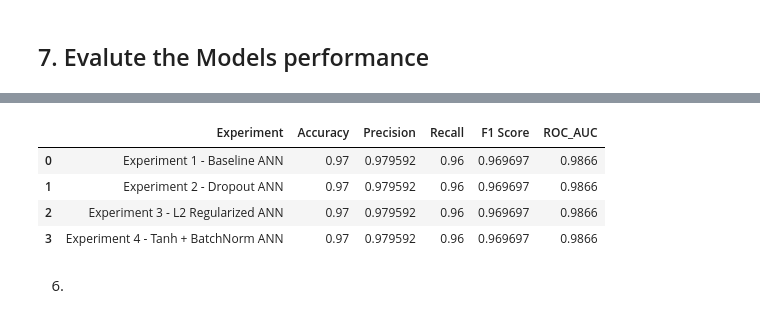
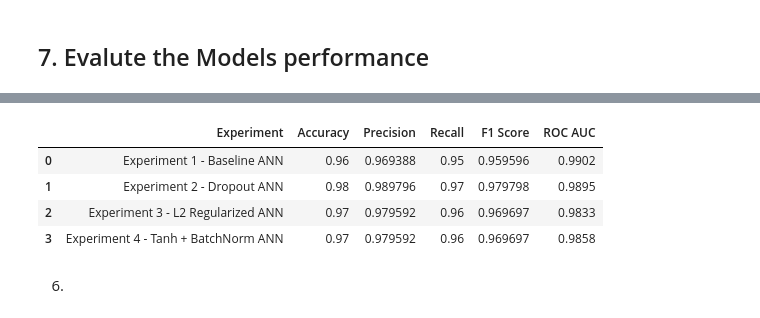
Before and after one commit to JagdishMane/numpy-pytorch-tensorflow, a Jupyter notebook: Advertising_ANN_Classification_Notebook_Jagdish_Mane.ipynb, the cells around one changed output, grey strips where cells are left out. Cells and saved outputs as stored; diff of their text form; code cells hidden in the pictures.

```diff
--- a/Advertising_ANN_Classification_Notebook_Jagdish_Mane.ipynb
+++ b/Advertising_ANN_Classification_Notebook_Jagdish_Mane.ipynb
@@ -321,20 +321,23 @@ n_features = X_train_scaled.shape[1]
 print("Number of features:", n_features)
 
 ### Function to evalute the models.
-def evaluate_model(model, X_test, y_text):
+def evaluate_model(model, X_test, y_test):
    y_pred_prod = model.predict(X_test, verbose=0)
    y_pred = (y_pred_prod >= 0.5).astype(int)
 
+   acc = accuracy_score(y_test, y_pred)
+   prec = precision_score(y_test, y_pred)
+   rec = recall_score(y_test, y_pred)
+   f1 = f1_score(y_test, y_pred)
+   roc_auc = roc_auc_score(y_test, y_pred_prod)
 
-   print("Accuracy:", accuracy_score(y_test, y_pred))
-   print("Precision:", precision_score(y_test, y_pred))
-   print("Recall:", recall_score(y_test, y_pred))
-   print("F1 Score:", f1_score(y_test, y_pred))
-   print("ROC AUC:", roc_auc_score(y_test, y_pred_prod))
-   print("\nConfusion Matrix:")
-   print(confusion_matrix(y_test, y_pred))
-   print("\nClassification Report:")
-   print(classification_report(y_test, y_pred, target_names=["No Click", "Clicked"]))
+   return {
+       "Accuracy": acc,
+       "Precision": prec,
+       "Recall": rec,
+       "F1 Score": f1,
+       "ROC AUC": roc_auc
+   }
 # %% [output]
 Number of features: 9
 # %% [markdown]
@@ -617,25 +608,17 @@ models = {
 results = []
 
 for name, model in models.items():
-    y_pred_prob = model.predict(X_test_scaled)
-    y_pred = (y_pred_prob > 0.5).astype(int)
-
-    acc = accuracy_score(y_test, y_pred)
-    prec = precision_score(y_test, y_pred)
-    rec = recall_score(y_test, y_pred)
-    f1 = f1_score(y_test, y_pred)
-    roc_auc = roc_auc_score(y_test, y_pred_prob)
-
+    metrics = evaluate_model(model, X_test_scaled, y_test)
 
     results.append({
         "Experiment": name,
-        "Accuracy": acc,
-        "Precision": prec,
-        "Recall": rec,
-        "F1 Score": f1,
-        "ROC_AUC": auc
+        "Accuracy": metrics["Accuracy"],
+        "Precision": metrics["Precision"],
+        "Recall": metrics["Recall"],
+        "F1 Score": metrics["F1 Score"],
+        "ROC AUC": metrics["ROC AUC"]
     })
 
 results_df = pd.DataFrame(results)
-results_df
+display(results_df)
 # %% [output]
@@ -646,8 +625,8 @@ results_df
-|  | Experiment | Accuracy | Precision | Recall | F1 Score | ROC_AUC |
-| 0 | Experiment 1 - Baseline ANN | 0.97 | 0.979592 | 0.96 | 0.969697 | 0.9866 |
-| 1 | Experiment 2 - Dropout ANN | 0.97 | 0.979592 | 0.96 | 0.969697 | 0.9866 |
-| 2 | Experiment 3 - L2 Regularized ANN | 0.97 | 0.979592 | 0.96 | 0.969697 | 0.9866 |
-| 3 | Experiment 4 - Tanh + BatchNorm ANN | 0.97 | 0.979592 | 0.96 | 0.969697 | 0.9866 |
+|  | Experiment | Accuracy | Precision | Recall | F1 Score | ROC AUC |
+| 0 | Experiment 1 - Baseline ANN | 0.96 | 0.969388 | 0.95 | 0.959596 | 0.9902 |
+| 1 | Experiment 2 - Dropout ANN | 0.98 | 0.989796 | 0.97 | 0.979798 | 0.9895 |
+| 2 | Experiment 3 - L2 Regularized ANN | 0.97 | 0.979592 | 0.96 | 0.969697 | 0.9833 |
+| 3 | Experiment 4 - Tanh + BatchNorm ANN | 0.97 | 0.979592 | 0.96 | 0.969697 | 0.9858 |
 # %% [markdown]
 6.
 # %% [markdown]
```
Also changed, not shown: parts of 5 cells of this notebook.
